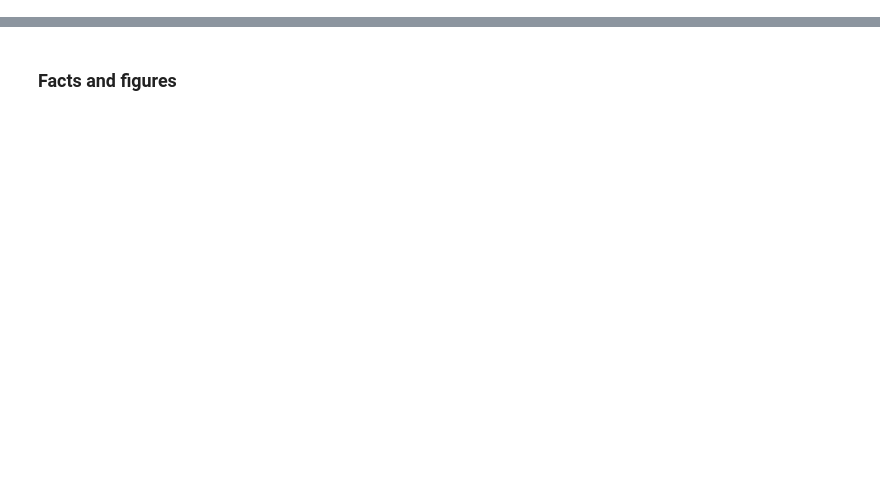
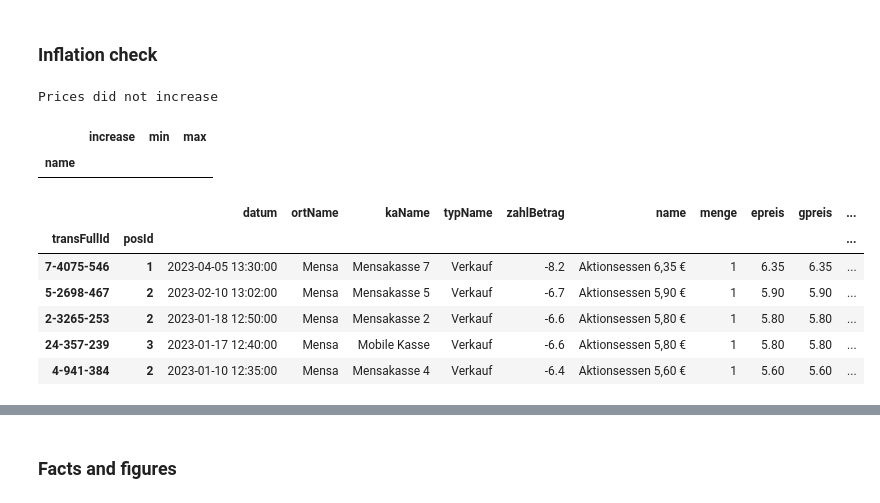
Before and after one commit to florianklu/mensa-spendings, a Jupyter notebook: example.ipynb, the cells around one changed output, grey strips where cells are left out. Saved outputs shown, nothing was run; the diff lists cells and outputs as text; code cells hidden in the pictures; blank space fills up the shorter version.

Commit message:
New inflation statistics (notebook) and bugfixes

```diff
--- a/example.ipynb
+++ b/example.ipynb
@@ -30,0 +31,27 @@ data
+# %% [markdown]
+### Inflation check
+# %%
+# remove balance top-ups (~ is a `not` operator)
+spendings = data[~data["name"].isin(["Karte aufwerten","Aufwertung"])]
+
+priceIncreasings = data[~data["name"].str.contains("Karte aufwerten|Aufwertung|Antipastibuffet")]
+priceIncreasings = priceIncreasings.groupby("name").agg(increase=("epreis", lambda x: x.max() - x.min()), min=("epreis", "min"), max=("epreis", "max")).sort_values(by=("increase"), ascending=False)
+priceIncreasings = priceIncreasings[priceIncreasings["increase"] != 0]
+if priceIncreasings.empty:
+    print("Prices did not increase")
+priceIncreasings
+# %% [output]
+Prices did not increase
+|  | increase | min | max |
+| name |  |  |  |
+# %%
+# Top 5 most expensive products
+spendings.sort_values(by="epreis", ascending=False).head(5)
+# %% [output]
+|  |  | datum | ortName | kaName | typName | zahlBetrag | name | menge | epreis | gpreis | ... |
+| transFullId | posId |  |  |  |  |  |  |  |  |  | ... |
+| 7-4075-546 | 1 | 2023-04-05 13:30:00 | Mensa | Mensakasse 7 | Verkauf | -8.2 | Aktionsessen 6,35 € | 1 | 6.35 | 6.35 | ... |
+| 5-2698-467 | 2 | 2023-02-10 13:02:00 | Mensa | Mensakasse 5 | Verkauf | -6.7 | Aktionsessen 5,90 € | 1 | 5.90 | 5.90 | ... |
+| 2-3265-253 | 2 | 2023-01-18 12:50:00 | Mensa | Mensakasse 2 | Verkauf | -6.6 | Aktionsessen 5,80 € | 1 | 5.80 | 5.80 | ... |
+| 24-357-239 | 3 | 2023-01-17 12:40:00 | Mensa | Mobile Kasse | Verkauf | -6.6 | Aktionsessen 5,80 € | 1 | 5.80 | 5.80 | ... |
+| 4-941-384 | 2 | 2023-01-10 12:35:00 | Mensa | Mensakasse 4 | Verkauf | -6.4 | Aktionsessen 5,60 € | 1 | 5.60 | 5.60 | ... |
```
Also changed, not shown: parts of 7 cells of this notebook, 1 other file.
